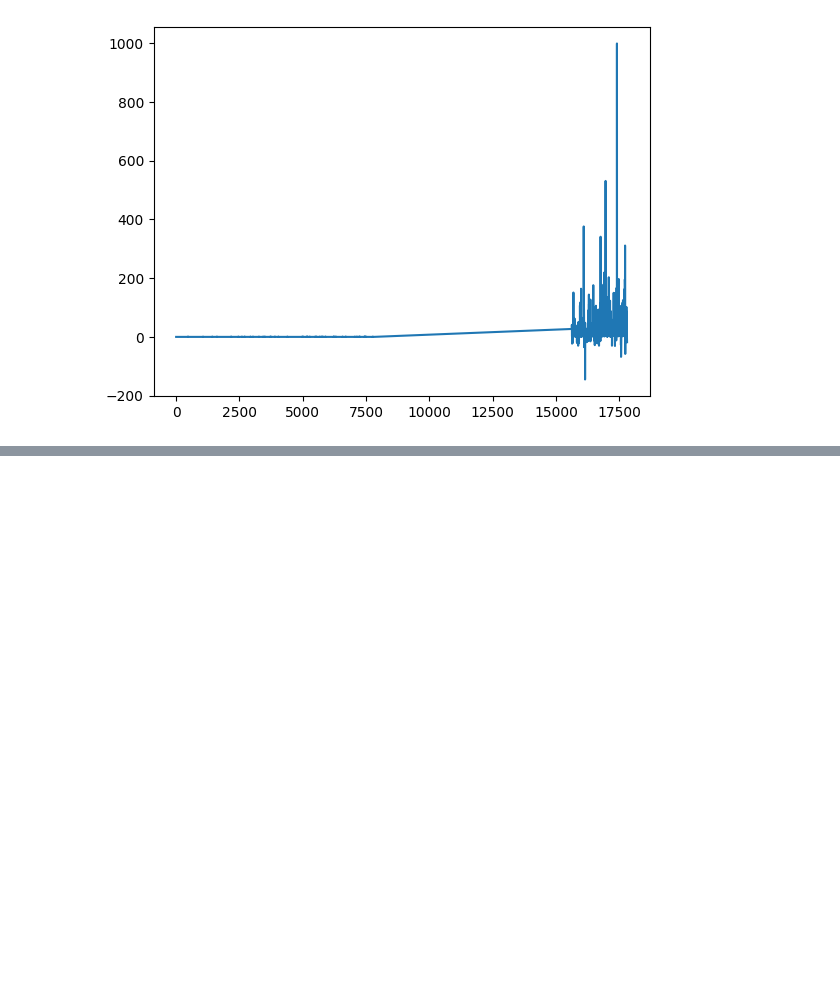
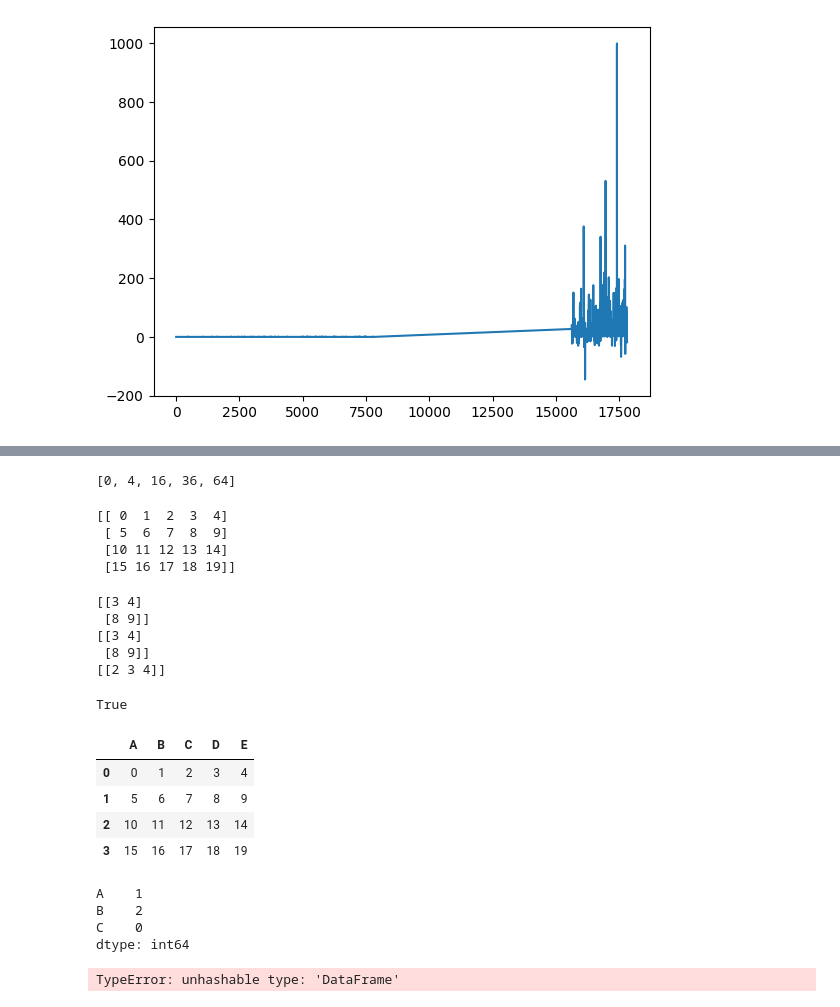
Before and after one commit to tychen742/thinkdsm, a Jupyter notebook: temps/test2.ipynb, the cells around one changed output, grey strips where cells are left out. Cells and saved outputs as stored; diff of their text form; code cells hidden in the pictures; blank space fills up the shorter version.

```diff
--- a/temps/test2.ipynb
+++ b/temps/test2.ipynb
@@ -125,0 +141,42 @@ TypeError: no numeric data to plot
+# %%
+lst3=[ num**2 for num in range(10) if num % 2 == 0]
+lst3
+# %% [output]
+[0, 4, 16, 36, 64]
+# %%
+import numpy as np
+v = np.arange(20)
+arr2=v.reshape(4,5)
+print(arr2)
+# %% [output]
+[[ 0  1  2  3  4]
+ [ 5  6  7  8  9]
+ [10 11 12 13 14]
+ [15 16 17 18 19]]
+# %%
+print(arr2[ :2, -2: ] )
+print(arr2[0:2, 3:5])
+print(arr2[0:1, 2:5])
+# %% [output]
+[[3 4]
+ [8 9]]
+[[3 4]
+ [8 9]]
+[[2 3 4]]
+# %%
+arr2[0].dtype == arr2.dtype
+# %% [output]
+True
+# %%
+import pandas as pd
+pd.DataFrame(arr2, columns=('A', 'B', 'C', 'D', 'E'))
+# pd.DataFrame(arr2, columns=['A', 'B', 'C', 'D', 'E'])
+# pd.DataFrame(data=arr2, index=np.arange(4), columns=['A', 'B', 'C', 'D', 'E'])     ### index vs columns
+# pd.DataFrame(arr2, columns=list('ABCDE'))
+# pd.DataFrame(arr2, columns='A B C D E'.split())
+# %% [output]
+|  | A | B | C | D | E |
+| 0 | 0 | 1 | 2 | 3 | 4 |
+| 1 | 5 | 6 | 7 | 8 | 9 |
+| 2 | 10 | 11 | 12 | 13 | 14 |
+| 3 | 15 | 16 | 17 | 18 | 19 |
@@ -125,0 +191,13 @@ TypeError: no numeric data to plot
+# %%
+# print(df.isna())
+print(df.isna().sum())
+# print(df.sum(isna()))
+# print(df.sum(df.isna()))
+print(df.fillna(0))
+print(df.fillna(value=0))
+# %% [output]
+A    1
+B    2
+C    0
+dtype: int64
+TypeError: unhashable type: 'DataFrame'
```
Also changed, not shown: parts of 4 cells of this notebook.
